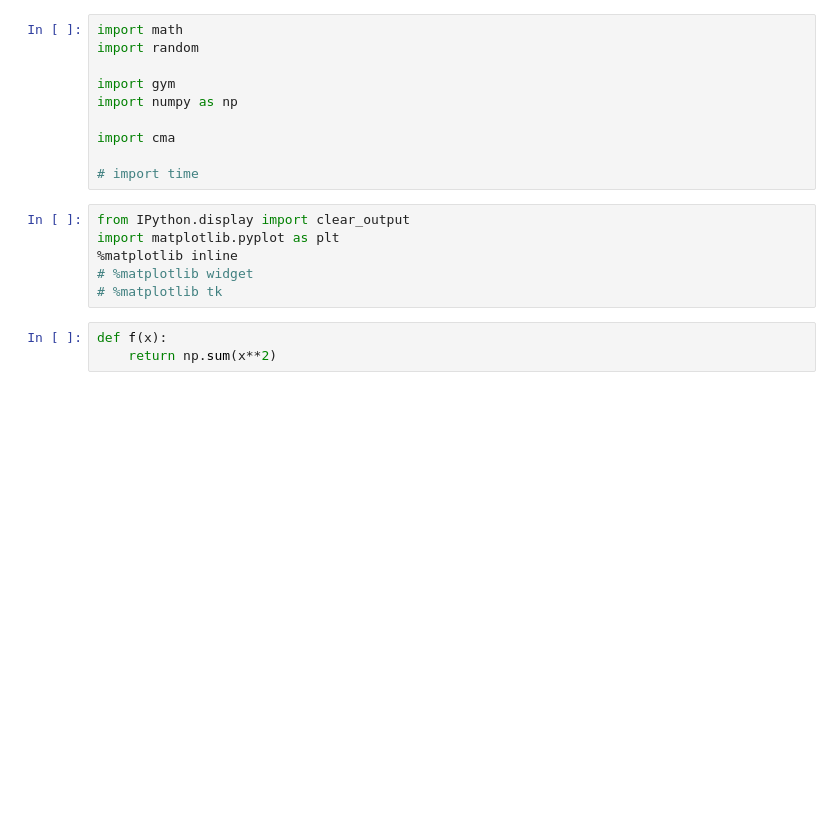
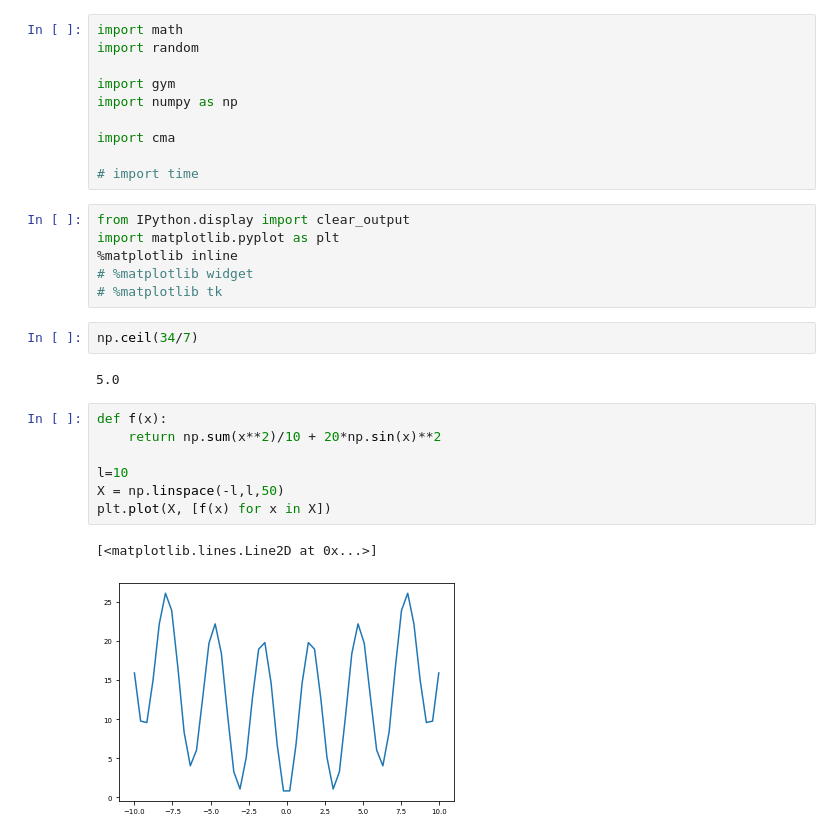
Before and after one commit to bcolloran/deep_rl_experiments, a Jupyter notebook: evolution_and_random_search/scratch.ipynb, the cells around one changed output. Drawn from its saved outputs; the diff is of its cells as text; blank space fills up the shorter version.

```diff
--- a/evolution_and_random_search/scratch.ipynb
+++ b/evolution_and_random_search/scratch.ipynb
@@ -14,8 +14,19 @@ import matplotlib.pyplot as plt
 %matplotlib inline
 # %matplotlib widget
 # %matplotlib tk
-# %%
-def f(x):
-    return np.sum(x**2)
+# %%
+np.ceil(34/7)
+# %% [output]
+5.0
+# %%
+def f(x):
+    return np.sum(x**2)/10 + 20*np.sin(x)**2
+
+l=10
+X = np.linspace(-l,l,50)
+plt.plot(X, [f(x) for x in X])
+# %% [output]
+[<matplotlib.lines.Line2D at 0x...>]
+[figure, added]
 # %%
 N=50
```
Also changed, not shown: parts of 11 cells of this notebook, 4 other files.
